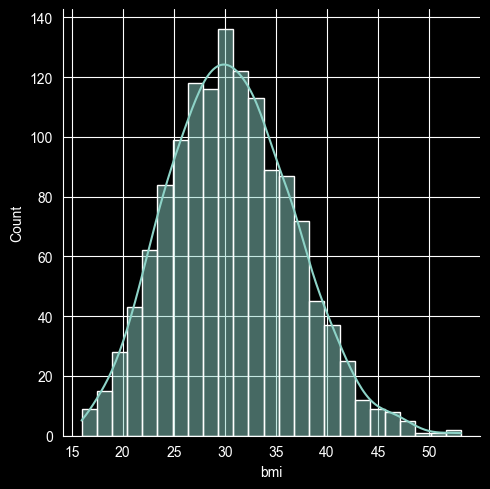
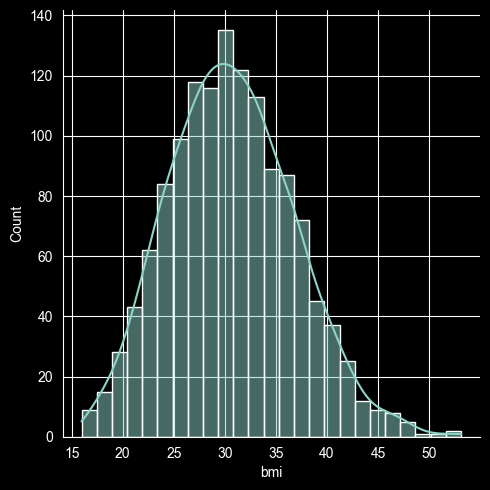
The notebook cell's code change between the first figure and the second:
--- before
+++ after
@@ -1 +1,2 @@
-sns.displot(data=df,x=df['bmi'],kde=True)
+
+sns.displot(data=df,x=df['bmi'],kde=True);

Commit: Model R^2 Comparison